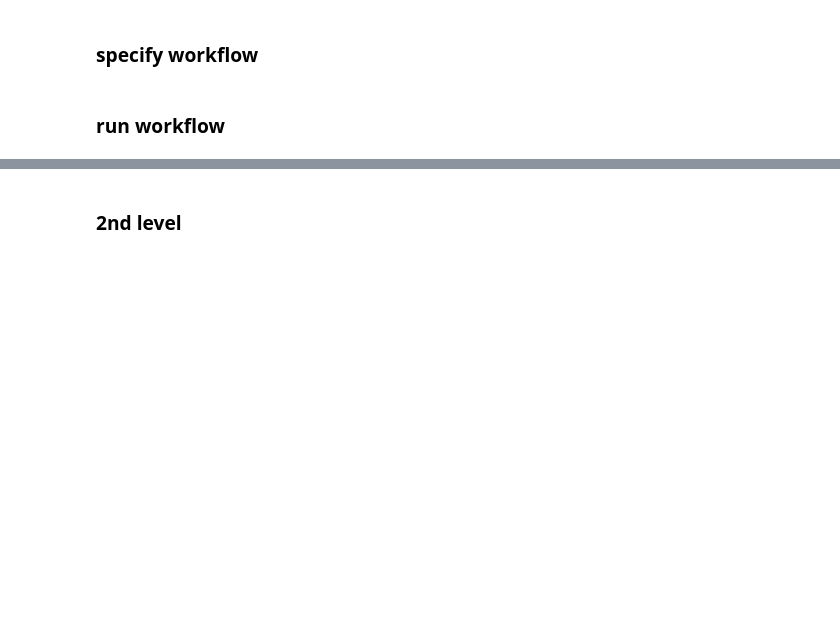
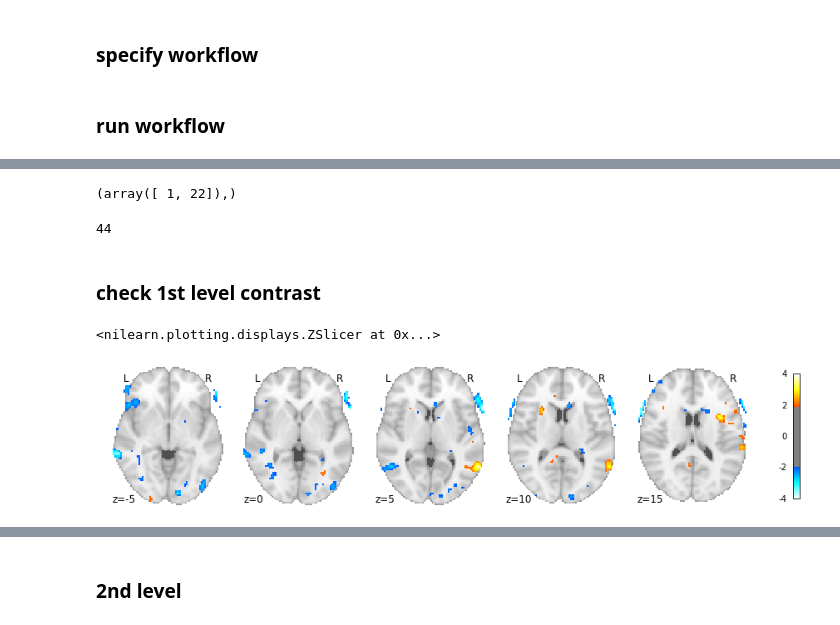
Before and after one commit to syzhang/tsl_data, a Jupyter notebook: imaging/prob_pmod.ipynb, the cells around one changed output, grey strips where cells are left out. Drawn from its saved outputs; the diff is of its cells as text; code cells hidden in the pictures; blank space fills up the shorter version.

```diff
--- a/imaging/prob_pmod.ipynb
+++ b/imaging/prob_pmod.ipynb
@@ -435,0 +496,11 @@ l1analysis.run('MultiProc', plugin_args={'n_procs': 4})
+# %%
+cons = [i[0] for i in spmmat['SPM'][0][0].xCon[0][0].c]
+np.nonzero(cons)
+# %% [output]
+(array([ 1, 22]),)
+# %%
+len(cons)
+# %% [output]
+44
+# %% [markdown]
+### check 1st level contrast
@@ -435,0 +509,6 @@ l1analysis.run('MultiProc', plugin_args={'n_procs': 4})
+# %%
+nilearn.plotting.plot_stat_map(con, threshold=2, display_mode='z',
+                               cut_coords=(-5,0,5,10,15))
+# %% [output]
+<nilearn.plotting.displays.ZSlicer at 0x...>
+[figure, added]
```
Also changed, not shown: parts of 35 cells of this notebook, 2 other files.
